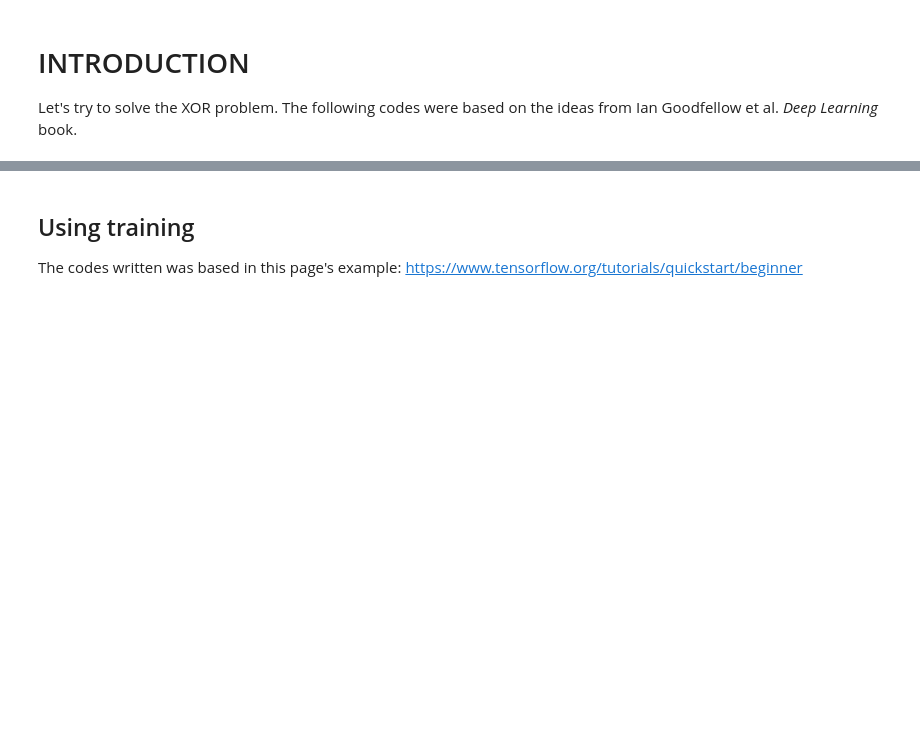
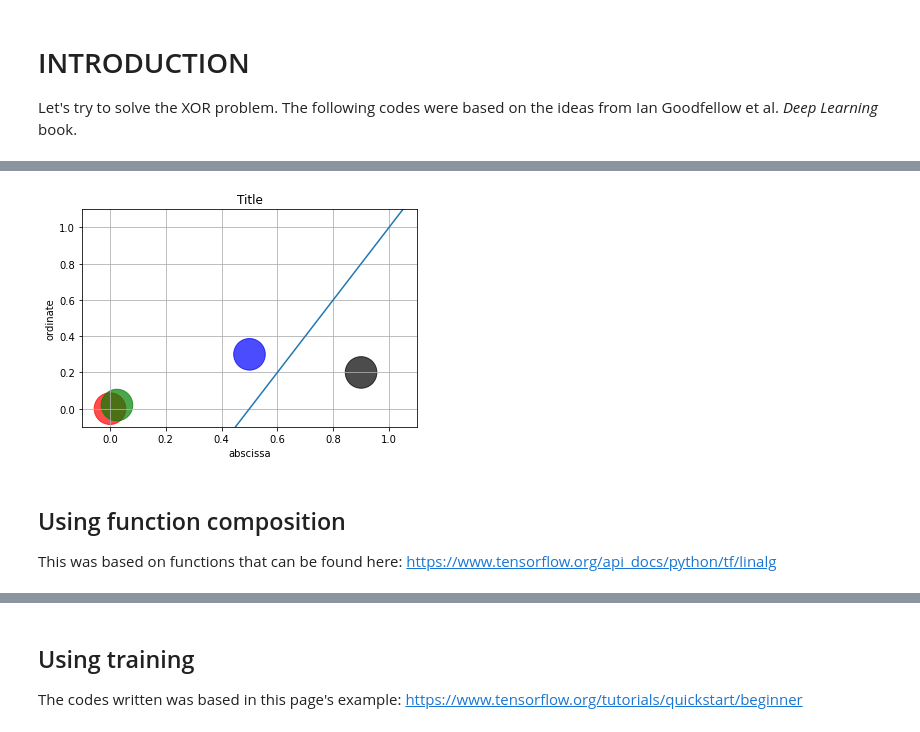
Before and after one commit to mtxslv/StudyingMachineLearning, a Jupyter notebook: UCLandDeepMind/xor_neural_net.ipynb, the cells around one changed output, grey strips where cells are left out. Cells and saved outputs as stored; diff of their text form; code cells hidden in the pictures; blank space fills up the shorter version.

```diff
--- a/UCLandDeepMind/xor_neural_net.ipynb
+++ b/UCLandDeepMind/xor_neural_net.ipynb
@@ -4,0 +40,20 @@ Let's try to solve the XOR problem. The following codes were based on the ideas
+# %%
+def my_plot(first_axis,second_axis,x_lim,y_lim,my_title,x_axis_lbl,y_axis_lbl,line_flag = False,line_m=1,line_b=0,size=10**3,alpha = 0.7):
+  plt.xlim(x_lim)
+  plt.ylim(y_lim)
+  plt.title(my_title)
+  plt.xlabel(x_axis_lbl)
+  plt.ylabel(y_axis_lbl)
+  plt.scatter(first_axis,second_axis,color=['red','green','black','blue'], s = [size,size,size,size],alpha=alpha)
+  if(line_flag):
+    x_basis = np.linspace(x_lim[0],x_lim[1],1000)
+    plt.plot(x_basis,line_m*x_basis+line_b,linestyle='-')
+  plt.grid()
+  plt.show()
+# %%
+my_plot([0,0.025,0.9,0.5],[0,0.02,0.2,0.3],[-0.1,1.1],[-0.1,1.1],"Title","abscissa","ordinate",line_flag=True,line_m=2,line_b=-1)
+# %% [output]
+[figure, added]
+# %% [markdown]
+## Using function composition
+This was based on functions that can be found here: https://www.tensorflow.org/api_docs/python/tf/linalg
```
Also changed, not shown: parts of 29 cells of this notebook.
